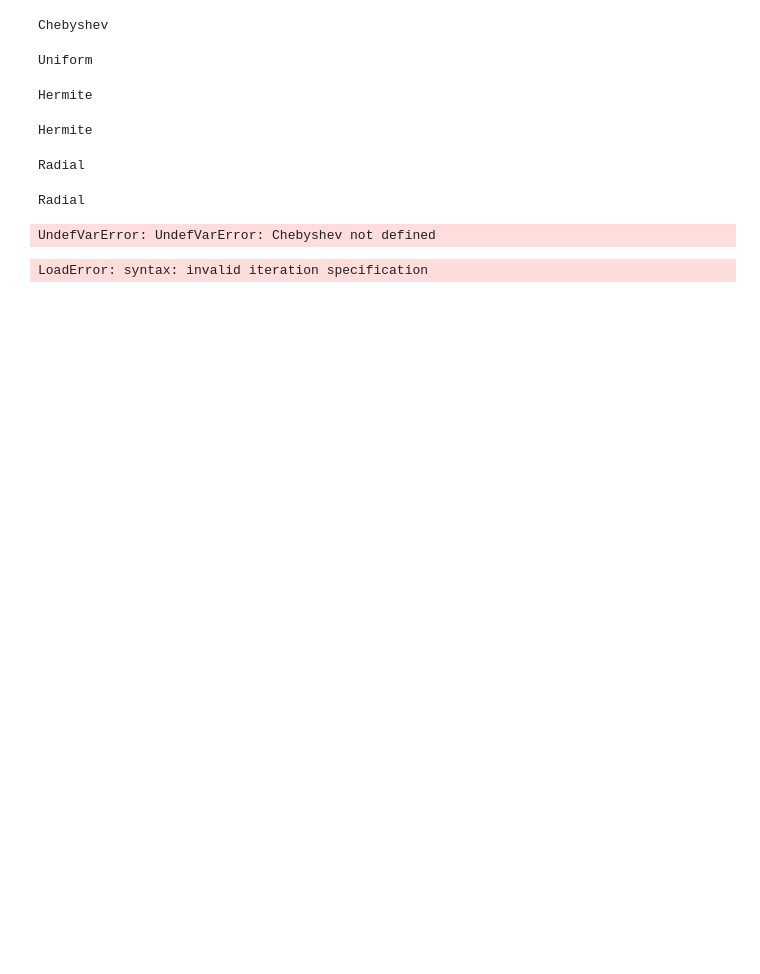
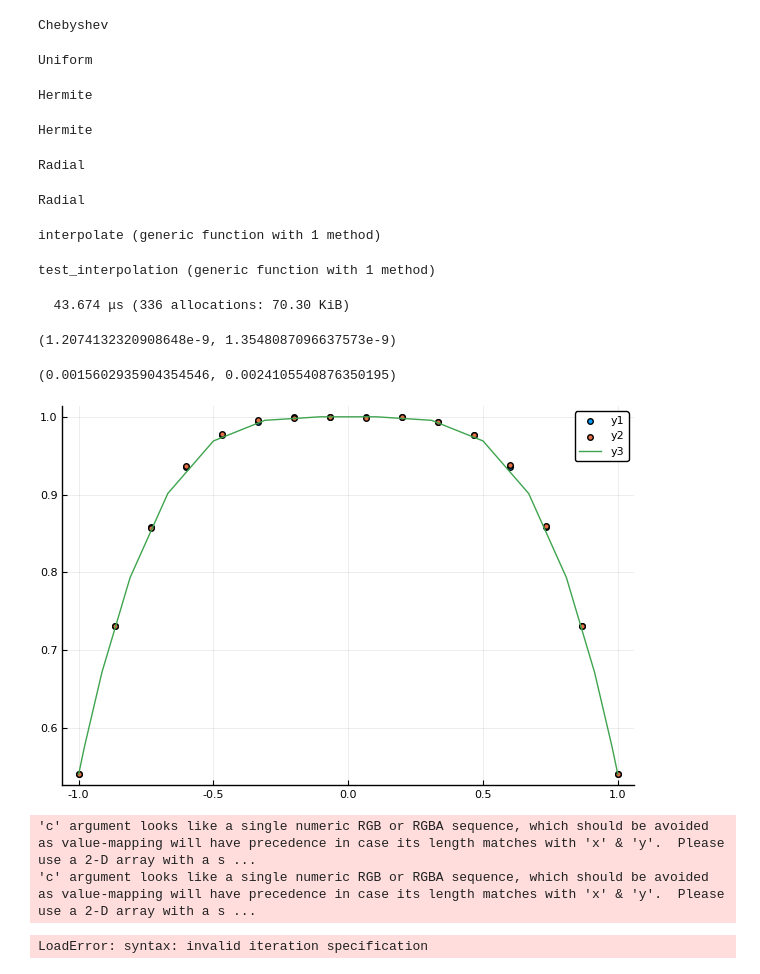
Before and after one commit to JuliaVlasov/HermiteGF.jl, a Jupyter notebook: notebooks/HermiteGF.ipynb, the cells around one changed output. Saved outputs shown, nothing was run; the diff lists cells and outputs as text; code cells hidden in the pictures; blank space fills up the shorter version.

```diff
--- a/notebooks/HermiteGF.ipynb
+++ b/notebooks/HermiteGF.ipynb
@@ -184,21 +177,5 @@ function interpolate(interp::InterpolationType,
    evaluate_s(x_all, f)
 
 end
-
-
-# interpolation domain.
-xmin, xmax, nx = -1, 1, 32
-
-ϵ = 0.1
-γ = 3
-
-hermite = Hermite(Chebyshev(nx, xmin, xmax), ϵ, γ)
-radial  = Radial(Chebyshev(nx, xmin, xmax), ϵ, γ)
-xk = interpolation.xk
-f  =  cos.(xk.^2)
-xe = collect(range(xmin, stop=xmax, length=nx))
-plot(xe, interpolate( hermite, f, xe ))
-plot(xe, interpolate( radial, f, xe ))
-scatter!(xk, f)
 # %% [output]
-UndefVarError: UndefVarError: Chebyshev not defined
+interpolate (generic function with 1 method)
@@ -204,0 +184,19 @@ UndefVarError: UndefVarError: Chebyshev not defined
+# %%
+function test_interpolation(interp_t)
+
+    xmin, xmax = -1, 1
+    nx = interp_t.nx
+    ϵ = 0.1
+    γ = 3
+
+    xk = interp_t.xk
+    f  =  cos.(xk.^2)
+    xe = collect(range(xmin, stop=xmax, length=nx))
+    dx = xe[2]-xe[1]
+    fe = cos.(xe.^2)
+    s  = interpolate( interp_t, f, xe )
+    sqrt(trapz((s - fe).^2, dx)), maximum(abs.(s .- fe))
+
+end
+# %% [output]
+test_interpolation (generic function with 1 method)
@@ -205,3 +231,20 @@ UndefVarError: UndefVarError: Chebyshev not defined
+# %%
+@btime test_interpolation(Hermite(Chebyshev(nx, xmin, xmax), ϵ, γ))
+# %% [output]
+  43.674 μs (336 allocations: 70.30 KiB)
+(1.2074132320908648e-9, 1.3548087096637573e-9)
+# %%
+test_interpolation(Radial(Chebyshev(nx, xmin, xmax), ϵ))
+# %% [output]
+(0.0015602935904354546, 0.0024105540876350195)
+# %%
+scatter(xe, interpolate( hermite, f, xe ))
+scatter!(xe, interpolate( radial, f, xe ))
+plot!(xk, f)
+# %% [output]
+[figure, added]
+'c' argument looks like a single numeric RGB or RGBA sequence, which should be avoided as value-mapping will have precedence in case its length matches with 'x' & 'y'.  Please use a 2-D array with a s ...
+'c' argument looks like a single numeric RGB or RGBA sequence, which should be avoided as value-mapping will have precedence in case its length matches with 'x' & 'y'.  Please use a 2-D array with a s ...
 # %%
 using IterTools
 # %%
```
Also changed, not shown: parts of 10 cells of this notebook.
